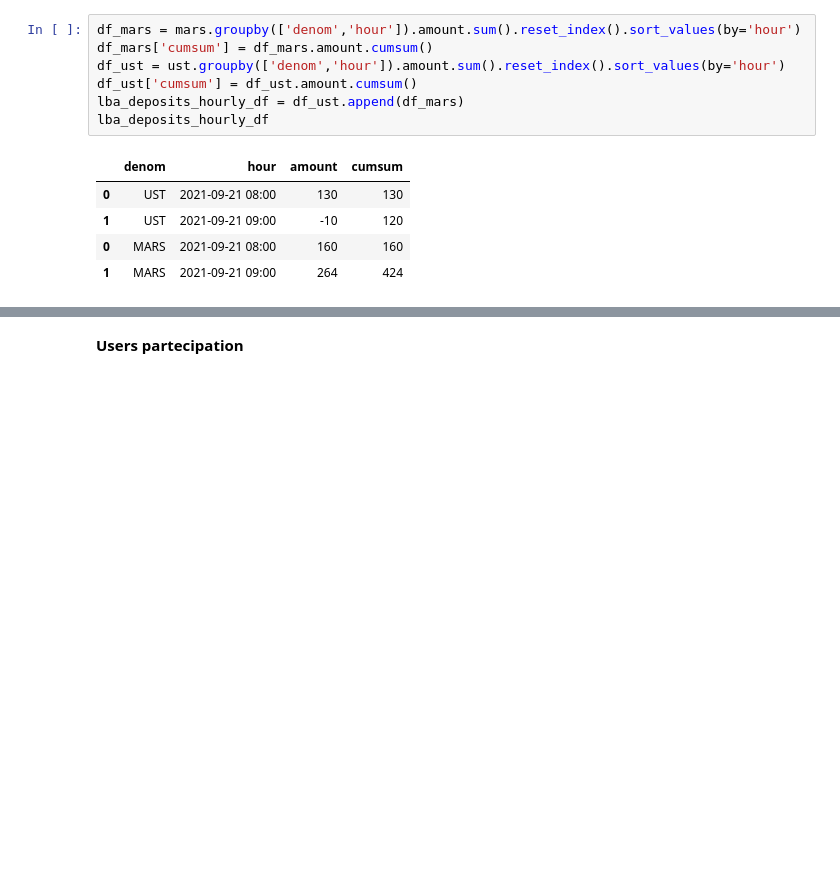
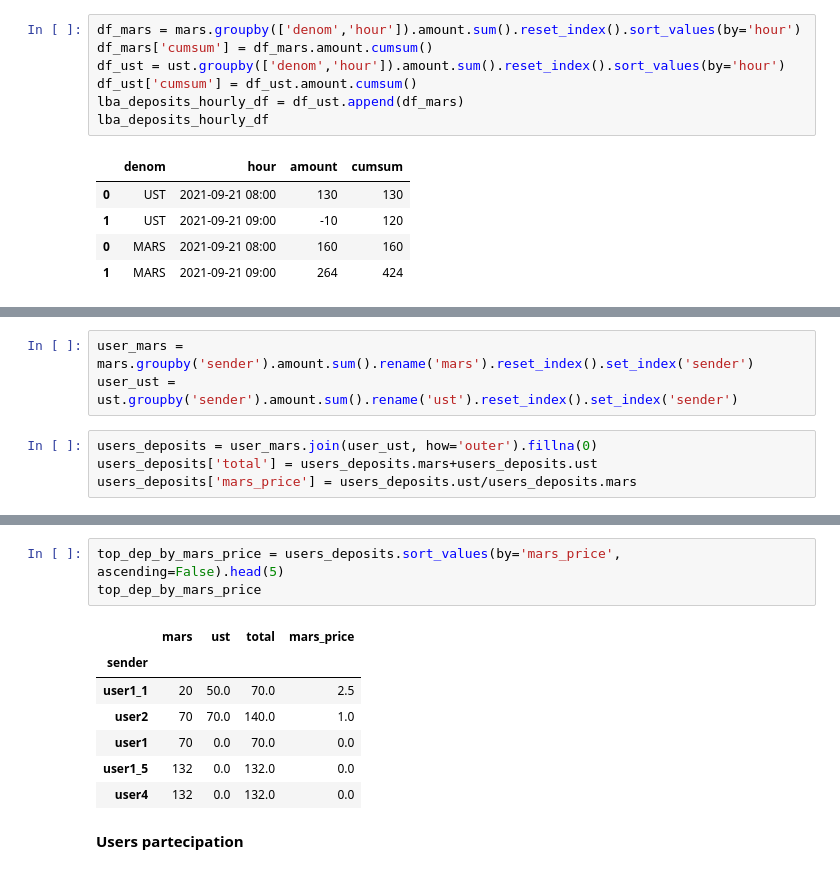
Before and after one commit to IncioMan/mars_lockdrop, a Jupyter notebook: notebook/Mars Lockdrop_LBA.ipynb, the cells around one changed output, grey strips where cells are left out. Saved outputs shown, nothing was run; the diff lists cells and outputs as text; blank space fills up the shorter version.

```diff
--- a/notebook/Mars Lockdrop_LBA.ipynb
+++ b/notebook/Mars Lockdrop_LBA.ipynb
@@ -150,0 +153,7 @@ lba_deposits_hourly_df
+# %%
+user_mars = mars.groupby('sender').amount.sum().rename('mars').reset_index().set_index('sender')
+user_ust = ust.groupby('sender').amount.sum().rename('ust').reset_index().set_index('sender')
+# %%
+users_deposits = user_mars.join(user_ust, how='outer').fillna(0)
+users_deposits['total'] = users_deposits.mars+users_deposits.ust
+users_deposits['mars_price'] = users_deposits.ust/users_deposits.mars
@@ -151,3 +171,14 @@ lba_deposits_hourly_df
+# %%
+top_dep_by_mars_price = users_deposits.sort_values(by='mars_price', ascending=False).head(5)
+top_dep_by_mars_price
+# %% [output]
+|  | mars | ust | total | mars_price |
+| sender |  |  |  |  |
+| user1_1 | 20 | 50.0 | 70.0 | 2.5 |
+| user2 | 70 | 70.0 | 140.0 | 1.0 |
+| user1 | 70 | 0.0 | 70.0 | 0.0 |
+| user1_5 | 132 | 0.0 | 132.0 | 0.0 |
+| user4 | 132 | 0.0 | 132.0 | 0.0 |
 # %% [markdown]
 **Users partecipation**
 # %%
```
Also changed, not shown: parts of 3 cells of this notebook, 3 other files.
